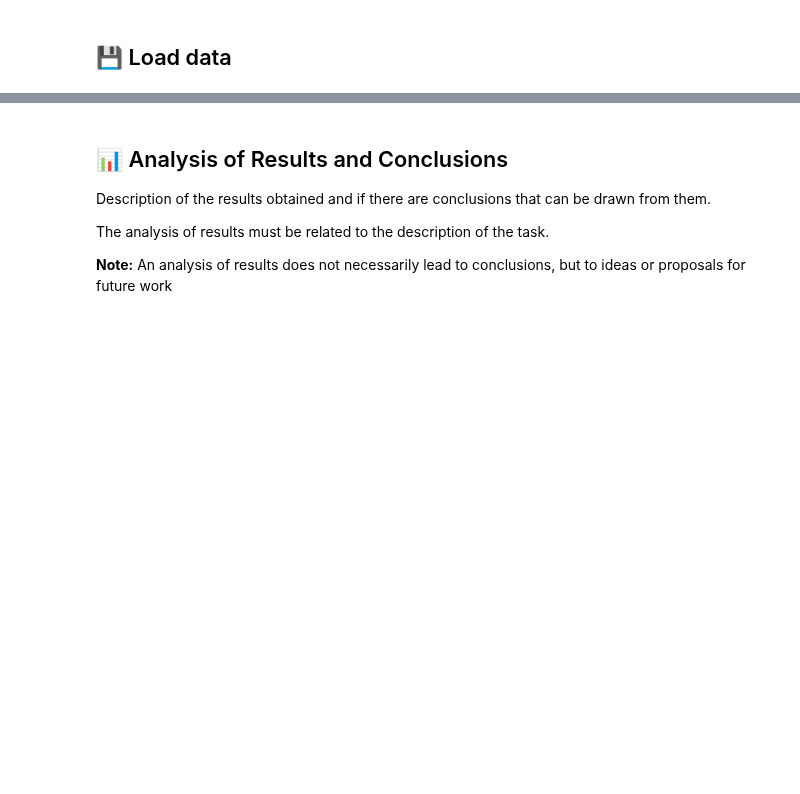
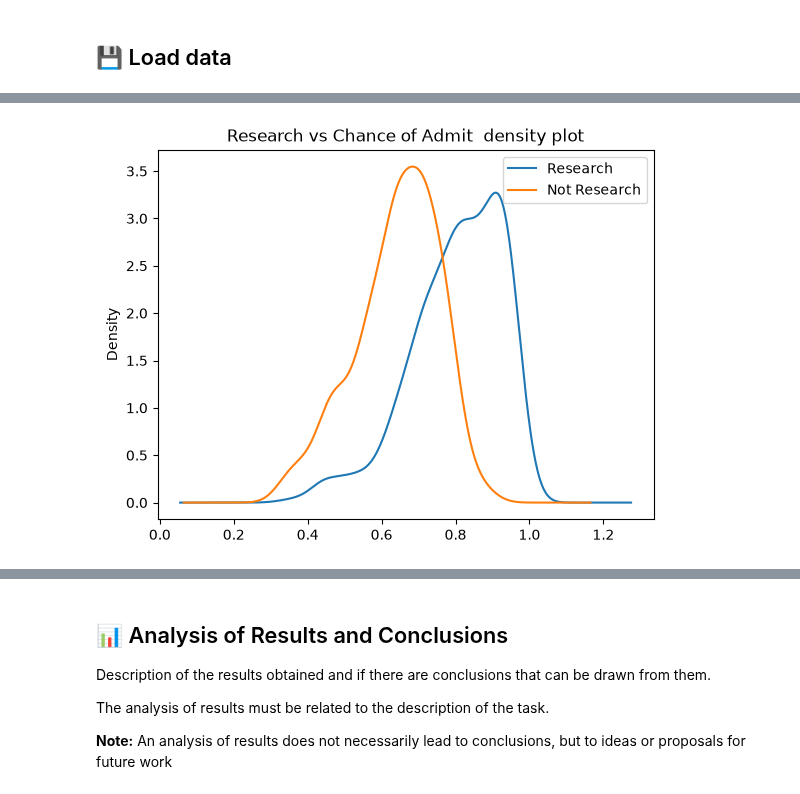
Before and after one commit to mangel477/Admisiones-predict-project, a Jupyter notebook: notebooks/3-analysis/03.Analisis-bivariable-MATR-2026-08-20.ipynb, the cells around one changed output, grey strips where cells are left out. Cells and saved outputs as stored; diff of their text form; code cells hidden in the pictures; blank space fills up the shorter version.

```diff
--- a/notebooks/3-analysis/03.Analisis-bivariable-MATR-2026-08-20.ipynb
+++ b/notebooks/3-analysis/03.Analisis-bivariable-MATR-2026-08-20.ipynb
@@ -20,0 +246,16 @@ General description of the notebook
+# %%
+admisiones_df[admisiones_df[columna] == 1][objetivo].plot(
+    kind="kde",
+    label="Research",
+    legend=True,
+    title=f"{columna} vs {objetivo} density plot",
+)
+admisiones_df[admisiones_df[columna] == 0][objetivo].plot(
+    kind="kde",
+    label="Not Research",
+    legend=True,
+    xlabel=objetivo,
+    ylabel="Density",
+);
+# %% [output]
+[figure, added]
```
Also changed, not shown: parts of 36 cells of this notebook, 1 other file.
